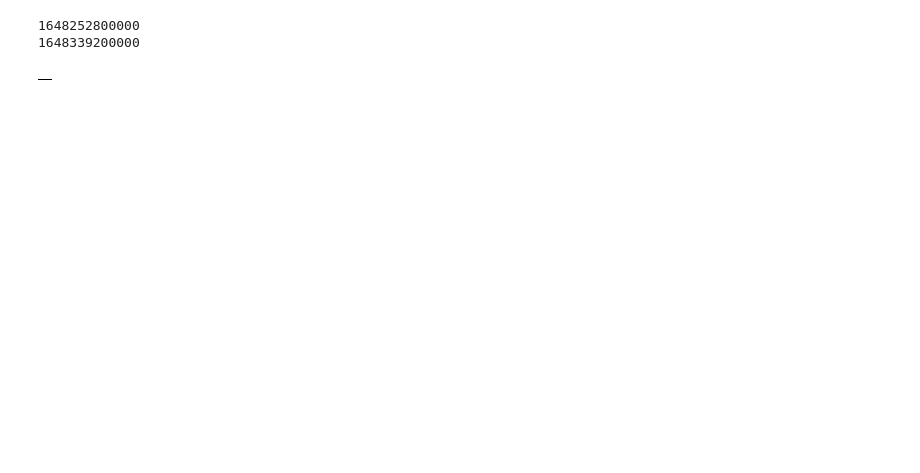
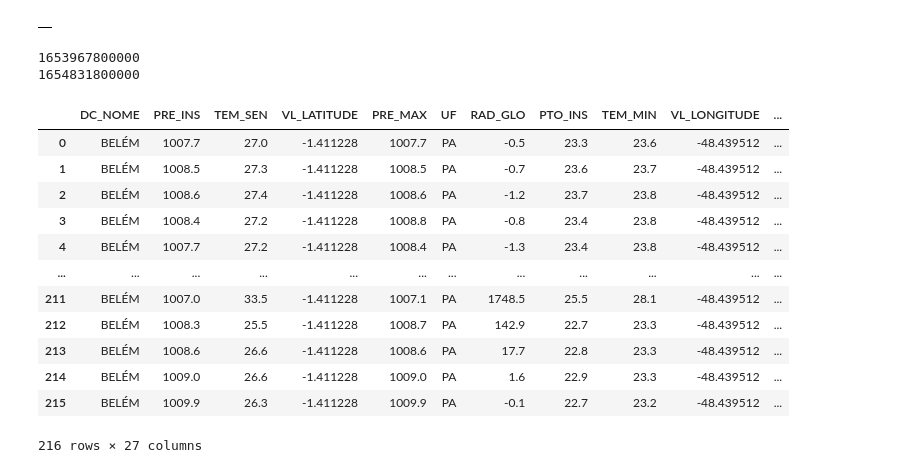
Before and after one commit to garoa-startup/analis_dos_dados, a Jupyter notebook: Recuperando_dados_TB.ipynb, the cells around one changed output. Cells and saved outputs as stored; diff of their text form; code cells hidden in the pictures; blank space fills up the shorter version.

```diff
--- a/Recuperando_dados_TB.ipynb
+++ b/Recuperando_dados_TB.ipynb
@@ -17,33 +13,53 @@ url = "http://demo.thingsboard.io"
 username = "projetogaroaufpa@gmail.com"
 password = "projetogaroa123"
 deviceID = "91a24bc0-dc36-11ec-8e95-c904ddca5a8a"
+# %%
+cli = tb.RestClientCE(base_url=url)
+
+cli.login(username=username, password=password)
+
+#Mostra atributos de um dispositivo
+atributos_lista = cli.get_attributes('DEVICE', deviceID, keys='latitude,longitude,altitude,stationCode')
+atributosDF = pd.DataFrame(atributos_lista)
+display(atributosDF)
+# %% [output]
+|  |
+# %%
+url = 'https://apitempo.inmet.gov.br/estacao/2022-06-01/2022-06-09/A201'
+resultado = requests.get(url)
 # %%
 #conversão de data para UNIX timestamp
 import datetime
 
 def converte(data_string):
-  data = datetime.datetime.strptime(data_string, "%d/%m/%Y")
+  data = datetime.datetime.strptime(data_string, "%d/%m/%Y:%M")
   timestamp = int(datetime.datetime.timestamp(data)*1000)
   return timestamp
 
-inicioTempo = converte("26/03/2022")
+inicioTempo = converte("31/05/2022:30")
 print(inicioTempo)
-fimTempo = converte("27/03/2022")
+fimTempo = converte("10/06/2022:30")
 print(fimTempo)
 # %% [output]
-1648252800000
-1648339200000
+1653967800000
+1654831800000
-# %%
-import tb_rest_client.rest_client_ce as tb
-import pandas as pd
-
-cli = tb.RestClientCE(base_url=url)
-
-cli.login(username=username, password=password)
-
-#Mostra atributos de um dispositivo
-atributos_lista = cli.get_attributes('DEVICE', deviceID, keys='latitude,longitude,altitude,stationCode')
-atributosDF = pd.DataFrame(atributos_lista)
-display(atributosDF)
-# %% [output]
-|  |
+# %%
+dados_inmet_org = resultado.json()
+dados_inmet_str = json.dumps(dados_inmet_org)
+# %%
+dados_inmet_tabla = pd.read_json(dados_inmet_str)
+dados_inmet_tabla
+# %% [output]
+|  | DC_NOME | PRE_INS | TEM_SEN | VL_LATITUDE | PRE_MAX | UF | RAD_GLO | PTO_INS | TEM_MIN | VL_LONGITUDE | ... |
+| 0 | BELÉM | 1007.7 | 27.0 | -1.411228 | 1007.7 | PA | -0.5 | 23.3 | 23.6 | -48.439512 | ... |
+| 1 | BELÉM | 1008.5 | 27.3 | -1.411228 | 1008.5 | PA | -0.7 | 23.6 | 23.7 | -48.439512 | ... |
+| 2 | BELÉM | 1008.6 | 27.4 | -1.411228 | 1008.6 | PA | -1.2 | 23.7 | 23.8 | -48.439512 | ... |
+| 3 | BELÉM | 1008.4 | 27.2 | -1.411228 | 1008.8 | PA | -0.8 | 23.4 | 23.8 | -48.439512 | ... |
+| 4 | BELÉM | 1007.7 | 27.2 | -1.411228 | 1008.4 | PA | -1.3 | 23.4 | 23.8 | -48.439512 | ... |
+| ... | ... | ... | ... | ... | ... | ... | ... | ... | ... | ... | ... |
+| 211 | BELÉM | 1007.0 | 33.5 | -1.411228 | 1007.1 | PA | 1748.5 | 25.5 | 28.1 | -48.439512 | ... |
+| 212 | BELÉM | 1008.3 | 25.5 | -1.411228 | 1008.7 | PA | 142.9 | 22.7 | 23.3 | -48.439512 | ... |
+| 213 | BELÉM | 1008.6 | 26.6 | -1.411228 | 1008.6 | PA | 17.7 | 22.8 | 23.3 | -48.439512 | ... |
+| 214 | BELÉM | 1009.0 | 26.6 | -1.411228 | 1009.0 | PA | 1.6 | 22.9 | 23.3 | -48.439512 | ... |
+| 215 | BELÉM | 1009.9 | 26.3 | -1.411228 | 1009.9 | PA | -0.1 | 22.7 | 23.2 | -48.439512 | ... |
+216 rows × 27 columns
```
Also changed, not shown: parts of 13 cells of this notebook, 2 other files.
